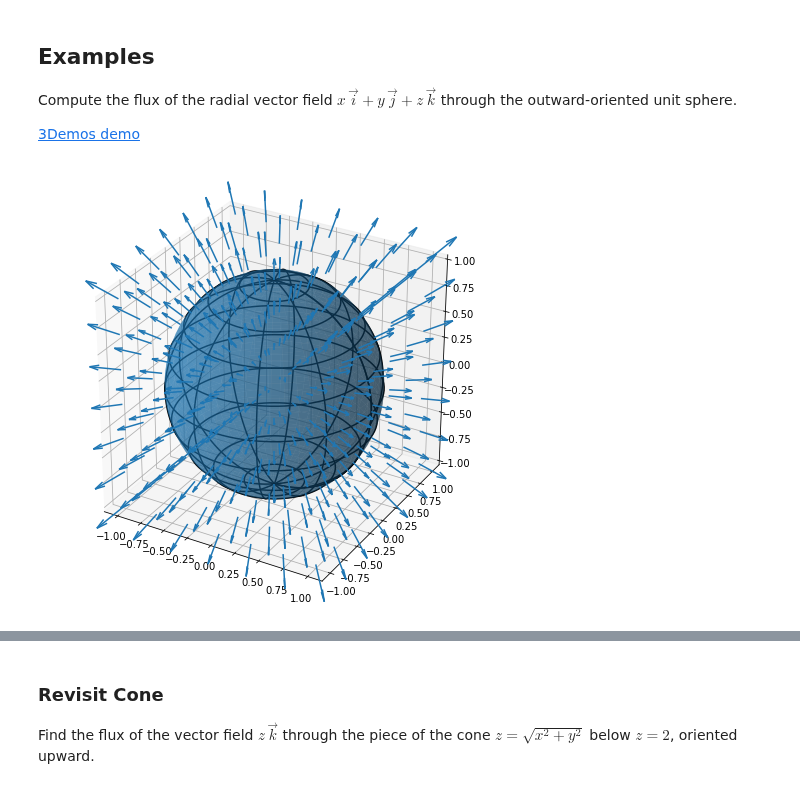
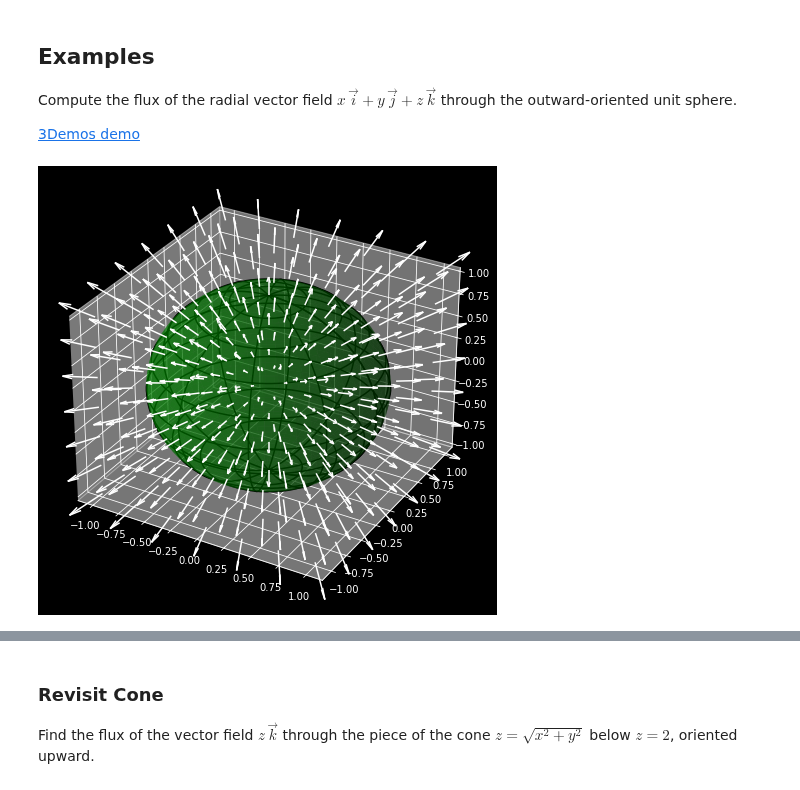
Before and after one commit to drewyoungren/mvc, a Jupyter notebook: lec/mvc-L23.ipynb, the cells around one changed output, grey strips where cells are left out. Saved outputs shown, nothing was run; the diff lists cells and outputs as text; code cells hidden in the pictures.

Commit message:
Improve color for dark mode

```diff
--- a/lec/mvc-L23.ipynb
+++ b/lec/mvc-L23.ipynb
@@ -17,6 +17,13 @@ from numpy import cos,sin,tan,arctan,exp,log,pi,sqrt,array,arange,linspace,meshg
 from scipy.integrate import quad,dblquad
 
 from matplotlib import cm
+
+%matplotlib inline
+
+# Uncomment the one that corresponds to your Jupyter theme
+plt.style.use('dark_background')
+# plt.style.use('fivethirtyeight')
+# plt.style.use('Solarize_Light2')
 # %% [markdown]
 $\newcommand{\RR}{\mathbb{R}}$
 $\newcommand{\bv}[1]{\begin{bmatrix} #1 \end{bmatrix}}$
@@ -239,17 +246,17 @@ Compute the flux of the radial vector field $x\,\vec i + y\,\vec j + z\,\vec k$
 # %%
 fig = plt.figure(figsize=(8,8))
 ax = fig.gca(projection='3d')
 u = np.linspace(0,pi,100)
 v = np.linspace(0,2*pi,100)
 U,V = np.meshgrid(u,v)
-ax.plot_surface(sin(U)*cos(V),sin(U)*sin(V),cos(U),alpha=.5)
+ax.plot_surface(sin(U)*cos(V),sin(U)*sin(V),cos(U),alpha=.5,color='g')
 ax.plot_wireframe(sin(U)*cos(V),sin(U)*sin(V),cos(U),alpha=1,color='k',rcount=10,ccount=10)
 u = v = np.linspace(-1,1,7)
 # v = np.linspace(0,2*pi,10)
 U,V,W = np.meshgrid(u,v,u)
 ax.quiver(U,(V),W,U,V,W,length=.2);
 # %% [output]
-[figure, old version]
+[figure, new version]
 # %% [markdown]
 <p style="padding-bottom:40%;"> </p>
 # %% [markdown]
```
Also changed, not shown: parts of 4 cells of this notebook, 2 other files.
